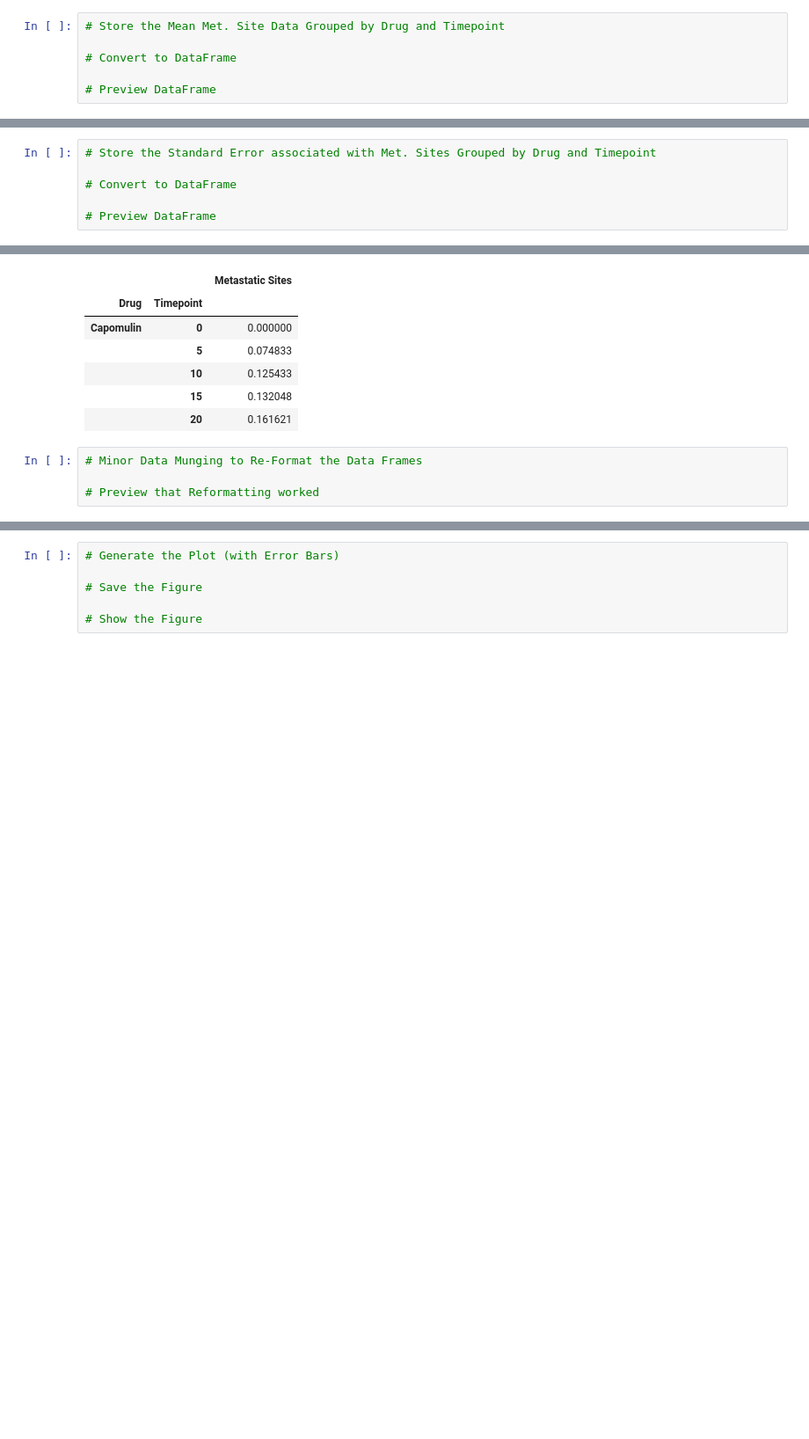
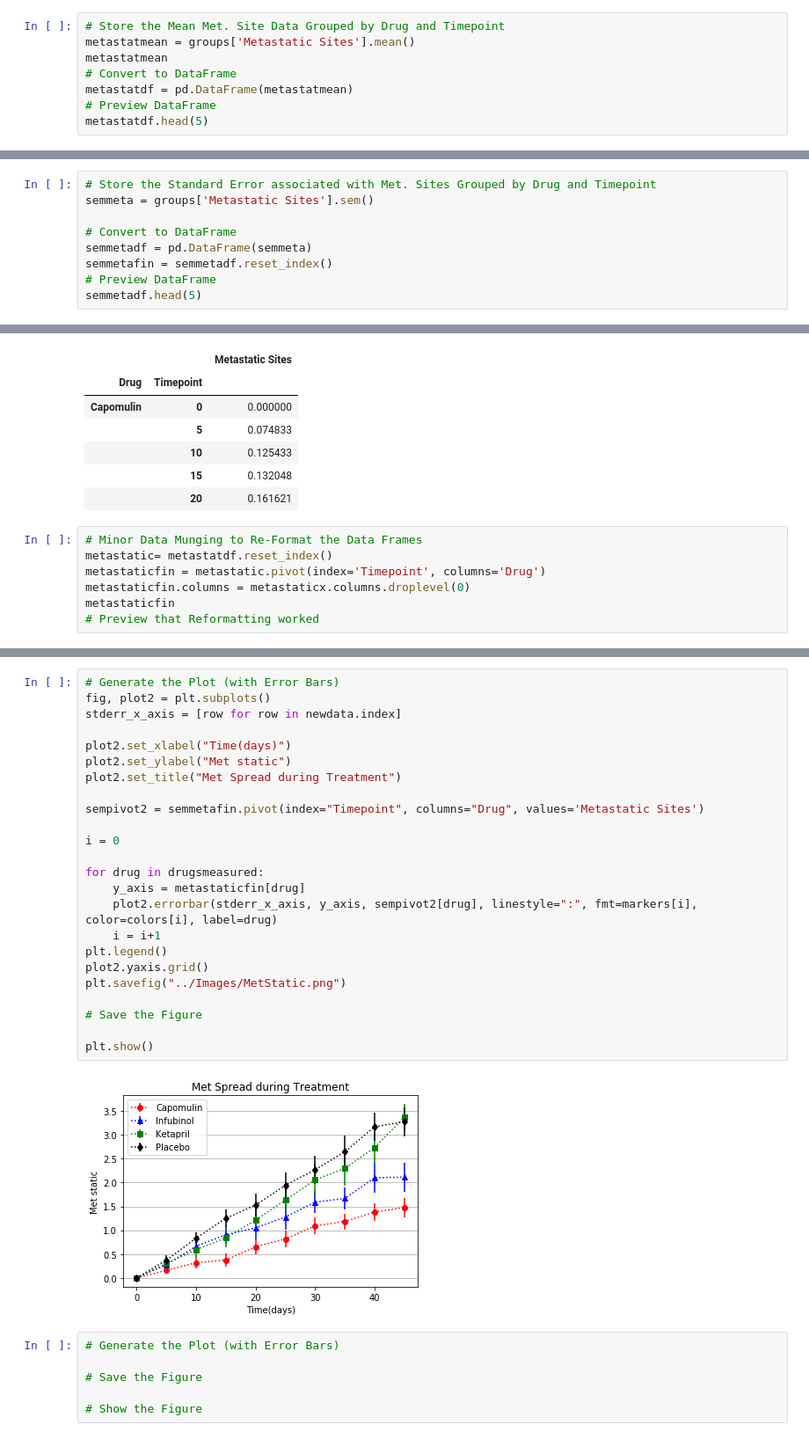
Before and after one commit to ltbird259/matplotlib-challenge, a Jupyter notebook: Homework/Instructions/Pymaceuticals/pymaceuticals_starter.ipynb, the cells around one changed output, grey strips where cells are left out. Shown: that part at 88% size. Cells and saved outputs as stored; diff of their text form; blank space fills up the shorter version.

```diff
--- a/Homework/Instructions/Pymaceuticals/pymaceuticals_starter.ipynb
+++ b/Homework/Instructions/Pymaceuticals/pymaceuticals_starter.ipynb
@@ -157,7 +128,9 @@ plt.show()
 ## Metastatic Response to Treatment
 # %%
 # Store the Mean Met. Site Data Grouped by Drug and Timepoint
-
+metastatmean = groups['Metastatic Sites'].mean()
+metastatmean
 # Convert to DataFrame
-
+metastatdf = pd.DataFrame(metastatmean)
 # Preview DataFrame
+metastatdf.head(5)
@@ -172,7 +153,10 @@ plt.show()
 |  | 20 | 0.652174 |
 # %%
 # Store the Standard Error associated with Met. Sites Grouped by Drug and Timepoint
+semmeta = groups['Metastatic Sites'].sem()
 
 # Convert to DataFrame
-
+semmetadf = pd.DataFrame(semmeta)
+semmetafin = semmetadf.reset_index()
 # Preview DataFrame
+semmetadf.head(5)
@@ -187,5 +179,8 @@ plt.show()
 |  | 20 | 0.161621 |
 # %%
 # Minor Data Munging to Re-Format the Data Frames
-
+metastatic= metastatdf.reset_index()
+metastaticfin = metastatic.pivot(index='Timepoint', columns='Drug')
+metastaticfin.columns = metastaticx.columns.droplevel(0)
+metastaticfin
 # Preview that Reformatting worked
@@ -201,3 +200,29 @@ plt.show()
+# %%
+# Generate the Plot (with Error Bars)
+fig, plot2 = plt.subplots()
+stderr_x_axis = [row for row in newdata.index]
+
+plot2.set_xlabel("Time(days)")
+plot2.set_ylabel("Met static")
+plot2.set_title("Met Spread during Treatment")
+
+sempivot2 = semmetafin.pivot(index="Timepoint", columns="Drug", values='Metastatic Sites')
+
+i = 0
+
+for drug in drugsmeasured:
+    y_axis = metastaticfin[drug]
+    plot2.errorbar(stderr_x_axis, y_axis, sempivot2[drug], linestyle=":", fmt=markers[i], color=colors[i], label=drug)
+    i = i+1
+plt.legend()
+plot2.yaxis.grid()
+plt.savefig("../Images/MetStatic.png")
+
+# Save the Figure
+
+plt.show()
+# %% [output]
+[figure, added]
 # %%
 # Generate the Plot (with Error Bars)
 
```
Also changed, not shown: parts of 16 cells of this notebook, 2 other files.
